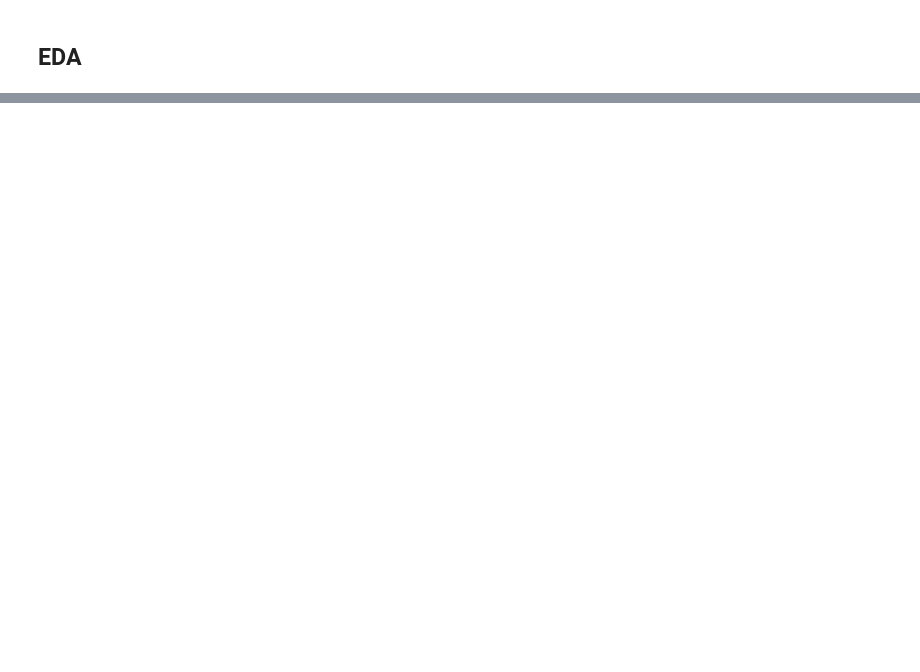
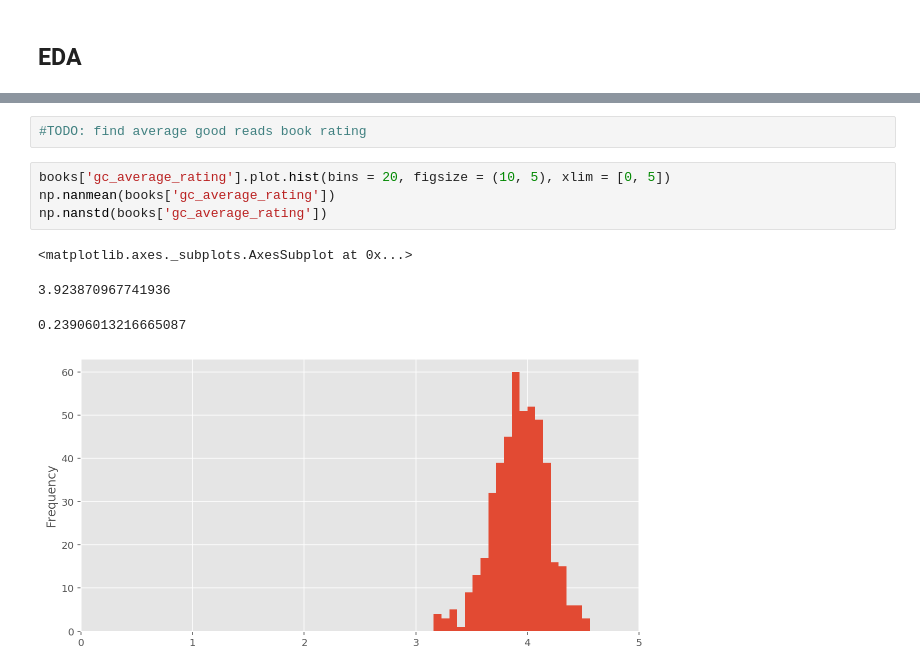
Before and after one commit to chanvarma/chanvarma-thinkful, a Jupyter notebook: capstones/1_books_to_movies/data_viz.ipynb, the cells around one changed output, grey strips where cells are left out. Drawn from its saved outputs; the diff is of its cells as text; blank space fills up the shorter version.

```diff
--- a/capstones/1_books_to_movies/data_viz.ipynb
+++ b/capstones/1_books_to_movies/data_viz.ipynb
@@ -177,0 +363,11 @@ sum(books['book_id'].value_counts() > 1), sum(movies['movie_id'].value_counts()
+# %%
+#TODO: find average good reads book rating
+# %%
+books['gc_average_rating'].plot.hist(bins = 20, figsize = (10, 5), xlim = [0, 5])
+np.nanmean(books['gc_average_rating'])
+np.nanstd(books['gc_average_rating'])
+# %% [output]
+<matplotlib.axes._subplots.AxesSubplot at 0x...>
+3.923870967741936
+0.23906013216665087
+[figure, added]
```
Also changed, not shown: parts of 33 cells of this notebook.
